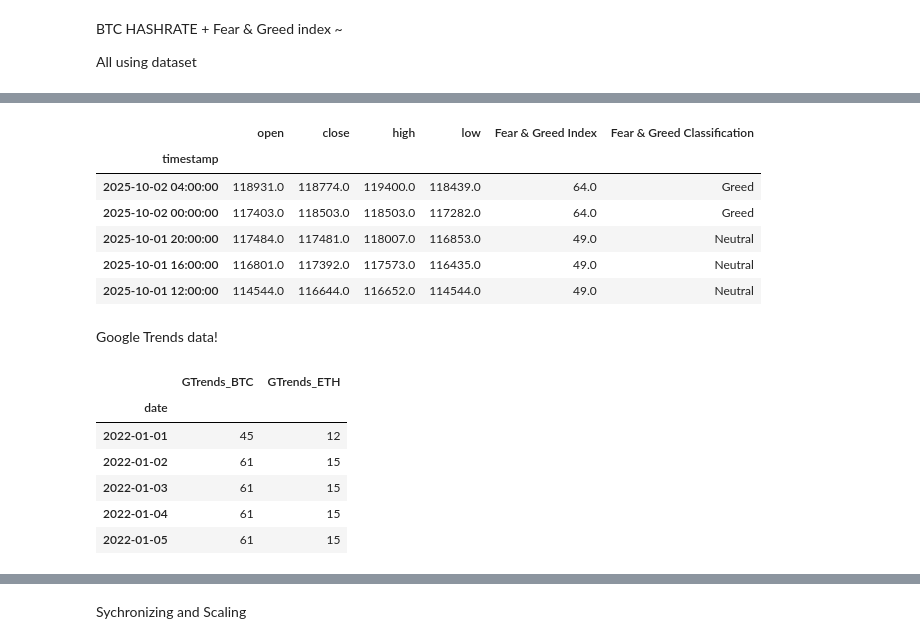
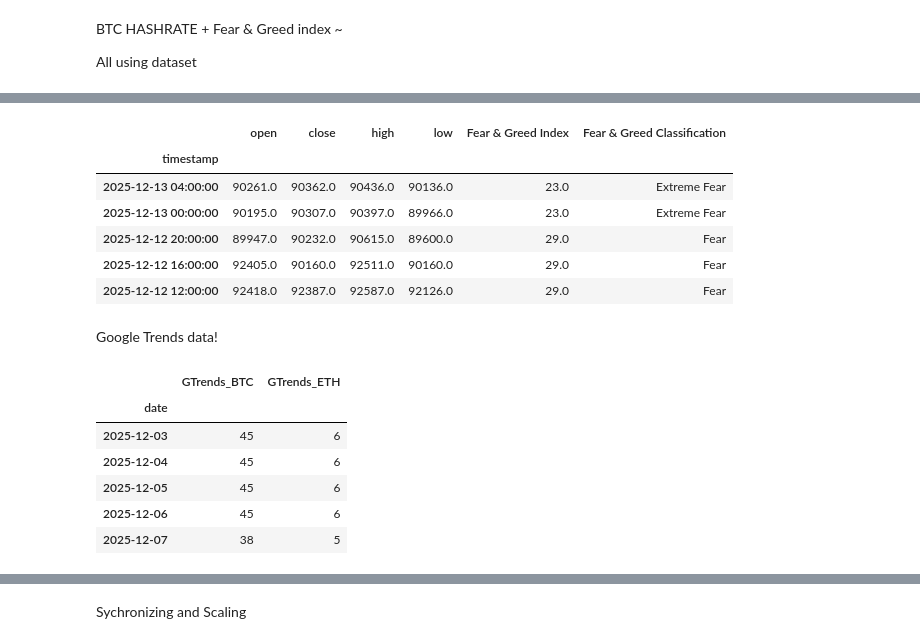
Before and after one commit to Kebinging/DSC101, a Jupyter notebook: BTCnETH Data Collection.ipynb, the cells around one changed output, grey strips where cells are left out. Saved outputs shown, nothing was run; the diff lists cells and outputs as text; code cells hidden in the pictures.

```diff
--- a/BTCnETH Data Collection.ipynb
+++ b/BTCnETH Data Collection.ipynb
@@ -140,42 +120,41 @@ successfully extracted hashrate data
 # %%
-import pandas as pd
-FILE_PATH_FG = r'C:\Users\Kevin Ivander\Documents\GitHub\DSC101\csv_files\btc_with_fgi_4h.csv'
-START_DATE = '2023-01-01 00:00:00'
-END_DATE = '2024-12-31 00:00:00'
+FILE_PATH_FG = r'C:\Users\Kevin Ivander\Documents\GitHub\DSC101\csv_files\btc_with_fgi_4h.csv'##
+#START_DATE = '2023-01-01 00:00:00'
+#END_DATE = '2025-12-07 00:00:00'
 df_fng_data = pd.read_csv(
     FILE_PATH_FG,
     sep=',',
     index_col='timestamp',
     )
 df_fng_data.index = pd.to_datetime(df_fng_data.index)
 df_fng_data.head()
 # %% [output]
 |  | open | close | high | low | Fear & Greed Index | Fear & Greed Classification |
 | timestamp |  |  |  |  |  |  |
-| 2025-10-02 04:00:00 | 118931.0 | 118774.0 | 119400.0 | 118439.0 | 64.0 | Greed |
-| 2025-10-02 00:00:00 | 117403.0 | 118503.0 | 118503.0 | 117282.0 | 64.0 | Greed |
-| 2025-10-01 20:00:00 | 117484.0 | 117481.0 | 118007.0 | 116853.0 | 49.0 | Neutral |
-| 2025-10-01 16:00:00 | 116801.0 | 117392.0 | 117573.0 | 116435.0 | 49.0 | Neutral |
-| 2025-10-01 12:00:00 | 114544.0 | 116644.0 | 116652.0 | 114544.0 | 49.0 | Neutral |
+| 2025-12-13 04:00:00 | 90261.0 | 90362.0 | 90436.0 | 90136.0 | 23.0 | Extreme Fear |
+| 2025-12-13 00:00:00 | 90195.0 | 90307.0 | 90397.0 | 89966.0 | 23.0 | Extreme Fear |
+| 2025-12-12 20:00:00 | 89947.0 | 90232.0 | 90615.0 | 89600.0 | 29.0 | Fear |
+| 2025-12-12 16:00:00 | 92405.0 | 90160.0 | 92511.0 | 90160.0 | 29.0 | Fear |
+| 2025-12-12 12:00:00 | 92418.0 | 92387.0 | 92587.0 | 92126.0 | 29.0 | Fear |
 # %%
 df_fng_data.drop(['open','close','high','low','Fear & Greed Classification'], axis=1, inplace=True)
 df_fng_data.fillna(method='ffill', inplace=True)
 # %% [markdown]
 Google Trends data!
 # %%
-import pandas as pd
-df_gtrends_daily = pd.read_csv(r'C:\Users\Kevin Ivander\Documents\GitHub\DSC101\csv_files\google_trends_daily_20251211.csv')
+df_gtrends_daily = pd.read_csv(r'C:\Users\Kevin Ivander\Documents\GitHub\DSC101\csv_files\google_trends_daily_20251213.csv')
 df_gtrends_daily['date'] = pd.to_datetime(df_gtrends_daily['date'])
 df_gtrends_daily.set_index('date', inplace=True)
-df_gtrends_daily.head()
+
+df_gtrends_daily.tail()
 # %% [output]
 |  | GTrends_BTC | GTrends_ETH |
 | date |  |  |
-| 2022-01-01 | 45 | 12 |
-| 2022-01-02 | 61 | 15 |
-| 2022-01-03 | 61 | 15 |
-| 2022-01-04 | 61 | 15 |
-| 2022-01-05 | 61 | 15 |
+| 2025-12-03 | 45 | 6 |
+| 2025-12-04 | 45 | 6 |
+| 2025-12-05 | 45 | 6 |
+| 2025-12-06 | 45 | 6 |
+| 2025-12-07 | 38 | 5 |
 # %%
 df_gtrends_eth = df_gtrends_daily['GTrends_ETH'].copy()
 df_gtrends_eth.head()
```
Also changed, not shown: parts of 42 cells of this notebook, 5 other files.
